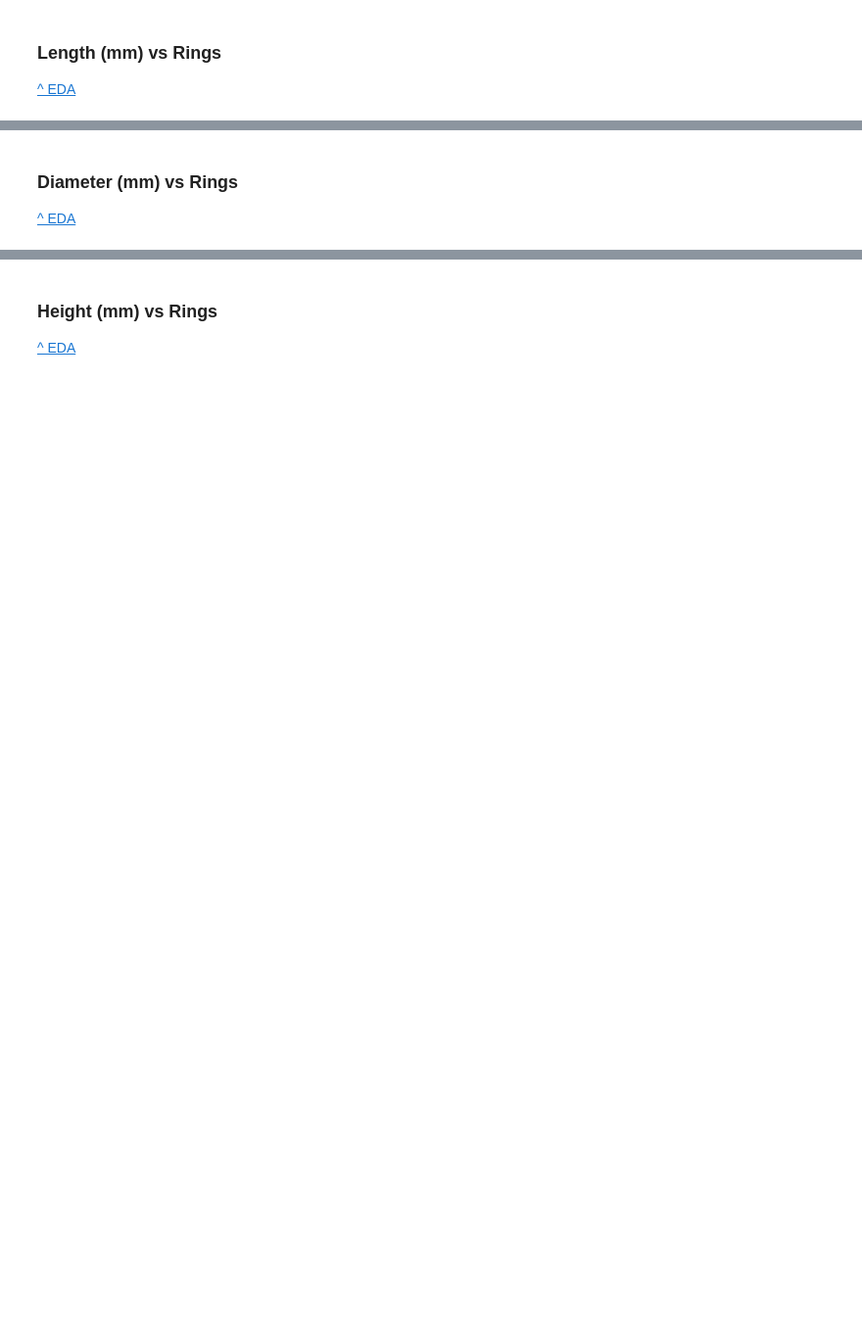
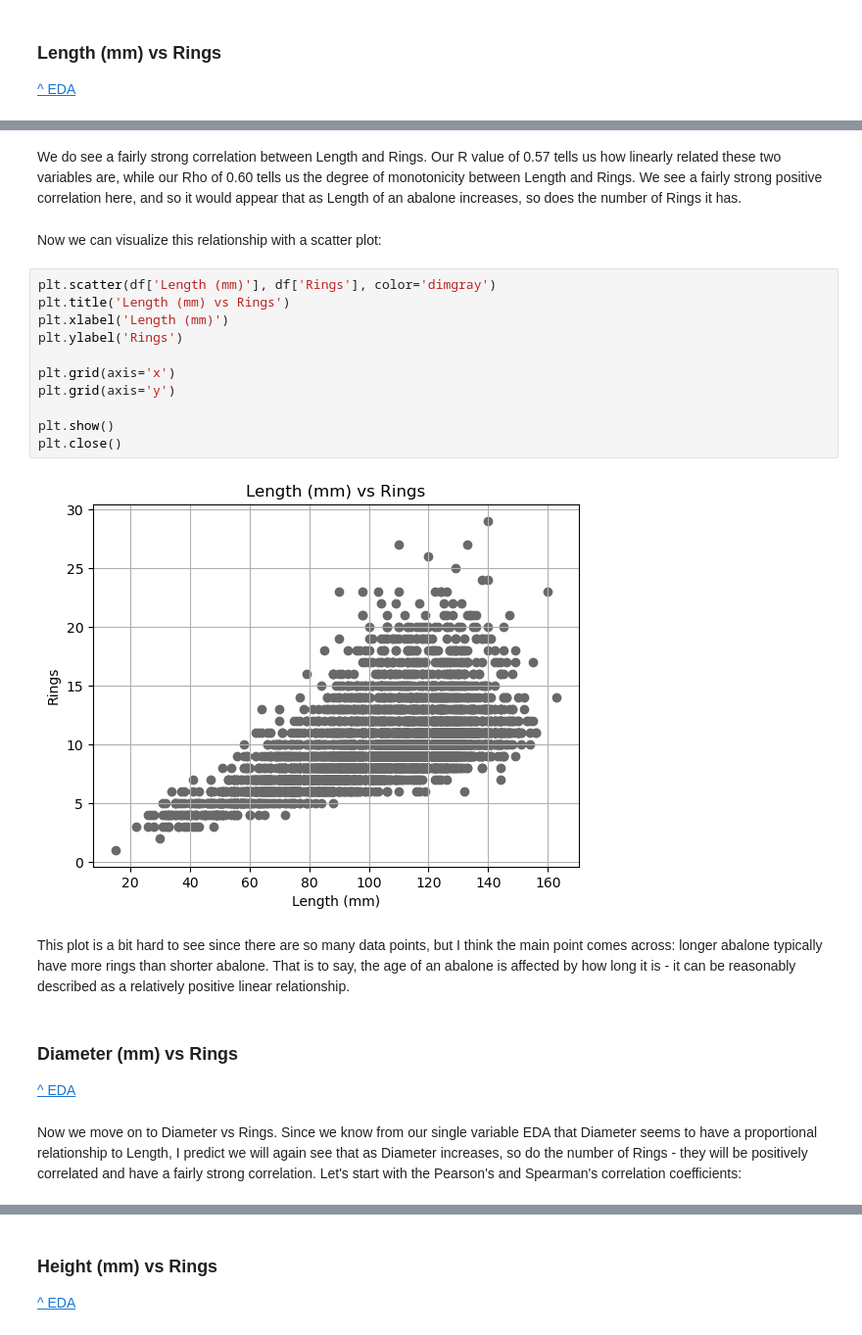
Before and after one commit to ansaridan/jhu-data-engineering-team-5, a Jupyter notebook: Problem_Set_3/Jhirsc21.ipynb, the cells around one changed output, grey strips where cells are left out. Shown at 98% size. Cells and saved outputs as stored; diff of their text form; blank space fills up the shorter version.

```diff
--- a/Problem_Set_3/Jhirsc21.ipynb
+++ b/Problem_Set_3/Jhirsc21.ipynb
@@ -639,3 +688,24 @@ There seem to be a wide range of info about abalone lifespan online, but dependi
+# %% [markdown]
+We do see a fairly strong correlation between Length and Rings. Our R value of 0.57 tells us how linearly related these two variables are, while our Rho of 0.60 tells us the degree of monotonicity between Length and Rings. We see a fairly strong positive correlation here, and so it would appear that as Length of an abalone increases, so does the number of Rings it has.
+# %% [markdown]
+Now we can visualize this relationship with a scatter plot:
+# %%
+plt.scatter(df['Length (mm)'], df['Rings'], color='dimgray')
+plt.title('Length (mm) vs Rings')
+plt.xlabel('Length (mm)')
+plt.ylabel('Rings')
+
+plt.grid(axis='x')
+plt.grid(axis='y')
+
+plt.show()
+plt.close()
+# %% [output]
+[figure, added]
+# %% [markdown]
+This plot is a bit hard to see since there are so many data points, but I think the main point comes across: longer abalone typically have more rings than shorter abalone. That is to say, the age of an abalone is affected by how long it is - it can be reasonably described as a relatively positive linear relationship.
 # %% [markdown]
 ### <a id="diameter_rings">Diameter (mm) vs Rings</a> <br>
 <a href='#step2'> ^ EDA </a>
+# %% [markdown]
+Now we move on to Diameter vs Rings. Since we know from our single variable EDA that Diameter seems to have a proportional relationship to Length, I predict we will again see that as Diameter increases, so do the number of Rings - they will be positively correlated and have a fairly strong correlation. Let's start with the Pearson's and Spearman's correlation coefficients:
```
Also changed, not shown: parts of 43 cells of this notebook, 1 other file.
